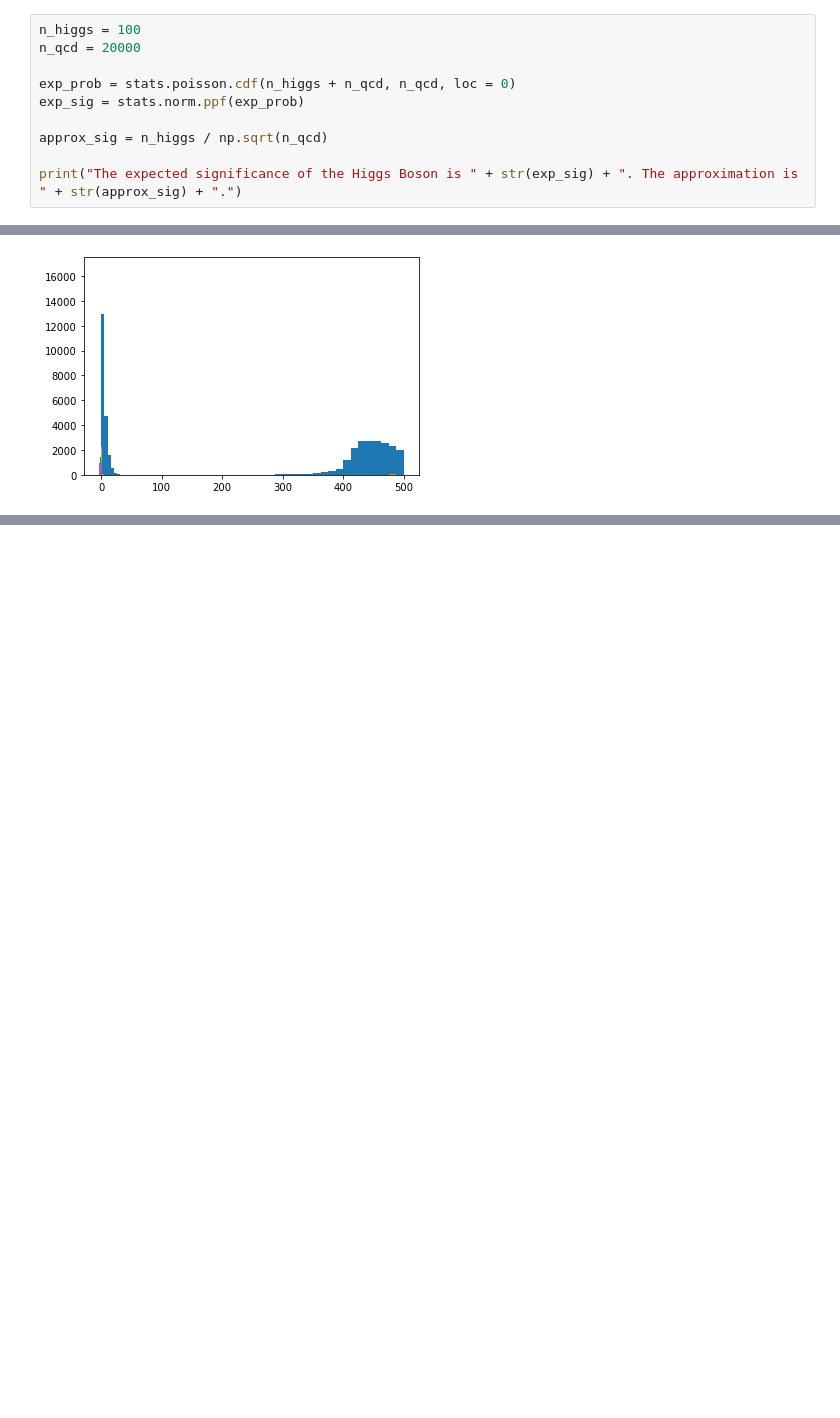
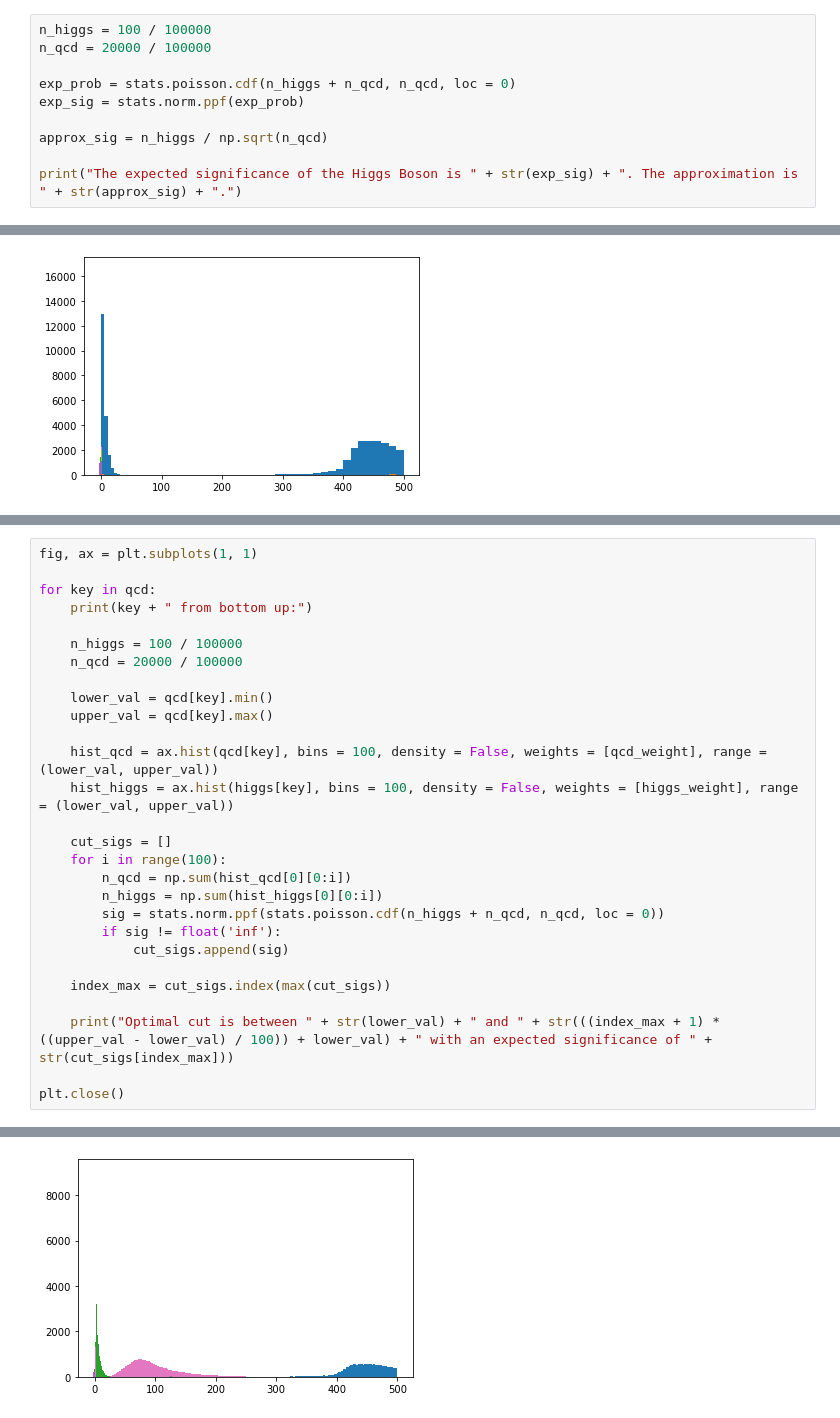
Before and after one commit to jarods00/PHYS434, a Jupyter notebook: Lab 7 & 8.ipynb, the cells around one changed output, grey strips where cells are left out. Cells and saved outputs as stored; diff of their text form; blank space fills up the shorter version.

```diff
--- a/Lab 7 & 8.ipynb
+++ b/Lab 7 & 8.ipynb
@@ -67,8 +67,8 @@ plt.show()
 # %% [output]
 [figure]
 # %%
-n_higgs = 100
-n_qcd = 20000
+n_higgs = 100 / 100000
+n_qcd = 20000 / 100000
 
 exp_prob = stats.poisson.cdf(n_higgs + n_qcd, n_qcd, loc = 0)
 exp_sig = stats.norm.ppf(exp_prob)
@@ -311,0 +255,29 @@ For KtDeltaR, the optimal cut is between 0.5112816180980099 and 0.76443761682203
+# %%
+fig, ax = plt.subplots(1, 1)
+
+for key in qcd:
+    print(key + " from bottom up:")
+
+    n_higgs = 100 / 100000
+    n_qcd = 20000 / 100000
+
+    lower_val = qcd[key].min()
+    upper_val = qcd[key].max()
+
+    hist_qcd = ax.hist(qcd[key], bins = 100, density = False, weights = [qcd_weight], range = (lower_val, upper_val))
+    hist_higgs = ax.hist(higgs[key], bins = 100, density = False, weights = [higgs_weight], range = (lower_val, upper_val))
+
+    cut_sigs = []
+    for i in range(100):
+        n_qcd = np.sum(hist_qcd[0][0:i])
+        n_higgs = np.sum(hist_higgs[0][0:i])
+        sig = stats.norm.ppf(stats.poisson.cdf(n_higgs + n_qcd, n_qcd, loc = 0))
+        if sig != float('inf'):
+            cut_sigs.append(sig)
+
+    index_max = cut_sigs.index(max(cut_sigs))
+
+    print("Optimal cut is between " + str(lower_val) + " and " + str(((index_max + 1) * ((upper_val - lower_val) / 100)) + lower_val) + " with an expected significance of " + str(cut_sigs[index_max]))
+
+plt.close()
+# %% [output]
@@ -311,0 +301 @@ For KtDeltaR, the optimal cut is between 0.5112816180980099 and 0.76443761682203
+[figure, added]
```
Also changed, not shown: parts of 6 cells of this notebook.
